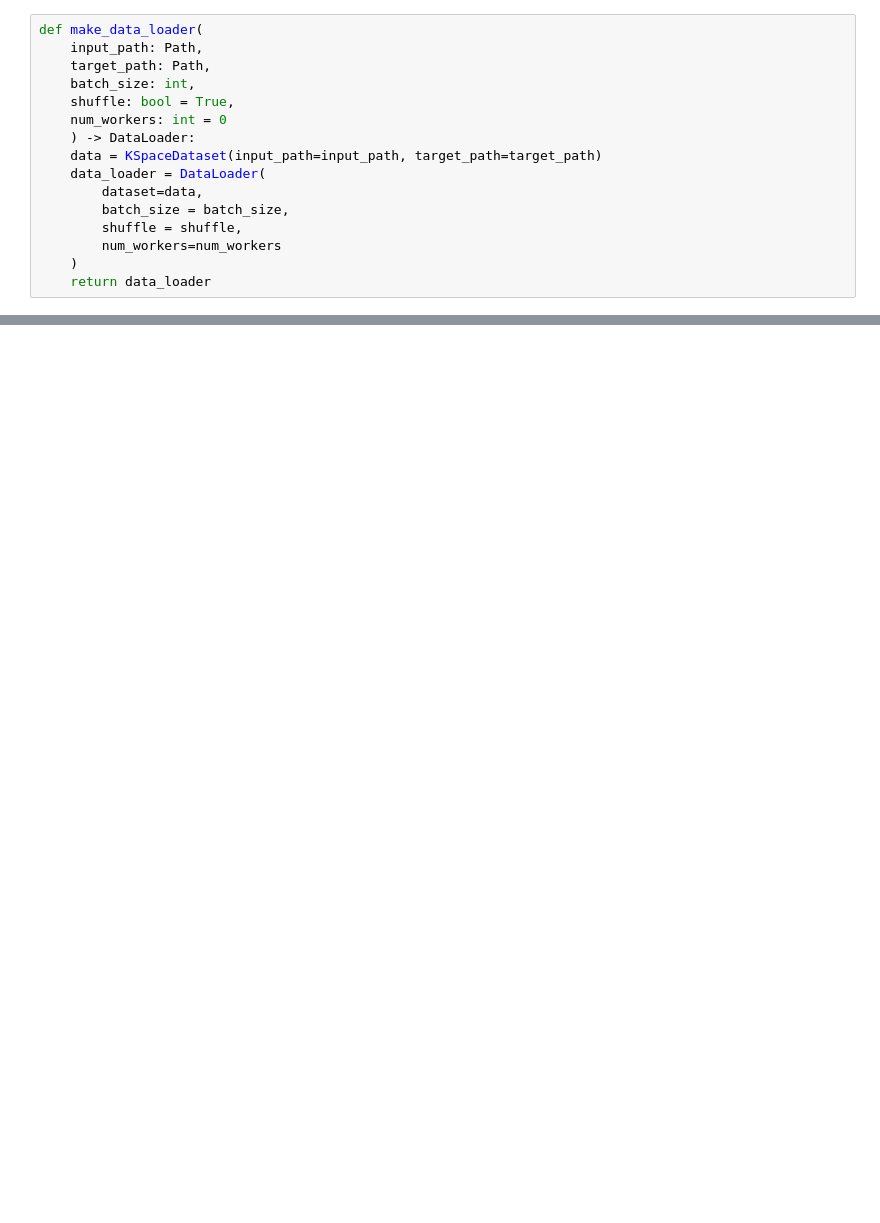
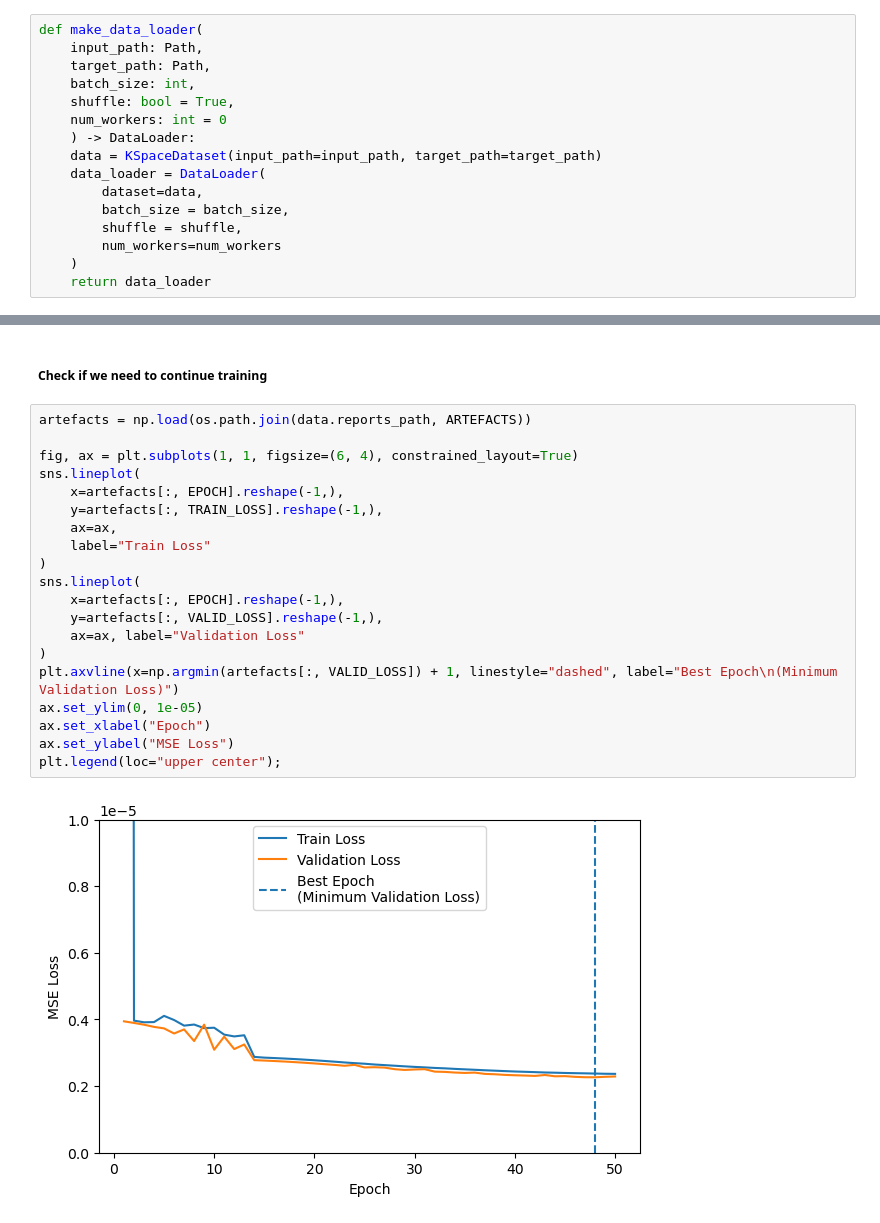
Before and after one commit to vishu-tyagi/MRI-Denoising, a Jupyter notebook: notebooks/unet-train.ipynb, the cells around one changed output, grey strips where cells are left out. Drawn from its saved outputs; the diff is of its cells as text; blank space fills up the shorter version.

Commit message:
add train results

```diff
--- a/notebooks/unet-train.ipynb
+++ b/notebooks/unet-train.ipynb
@@ -252,0 +375,24 @@ plt.legend(loc="upper right");
+# %% [markdown]
+##### Check if we need to continue training
+# %%
+artefacts = np.load(os.path.join(data.reports_path, ARTEFACTS))
+
+fig, ax = plt.subplots(1, 1, figsize=(6, 4), constrained_layout=True)
+sns.lineplot(
+    x=artefacts[:, EPOCH].reshape(-1,),
+    y=artefacts[:, TRAIN_LOSS].reshape(-1,),
+    ax=ax,
+    label="Train Loss"
+)
+sns.lineplot(
+    x=artefacts[:, EPOCH].reshape(-1,),
+    y=artefacts[:, VALID_LOSS].reshape(-1,),
+    ax=ax, label="Validation Loss"
+)
+plt.axvline(x=np.argmin(artefacts[:, VALID_LOSS]) + 1, linestyle="dashed", label="Best Epoch\n(Minimum Validation Loss)")
+ax.set_ylim(0, 1e-05)
+ax.set_xlabel("Epoch")
+ax.set_ylabel("MSE Loss")
+plt.legend(loc="upper center");
+# %% [output]
+[figure, added]
```
Also changed, not shown: parts of 45 cells of this notebook, 11 other files.
